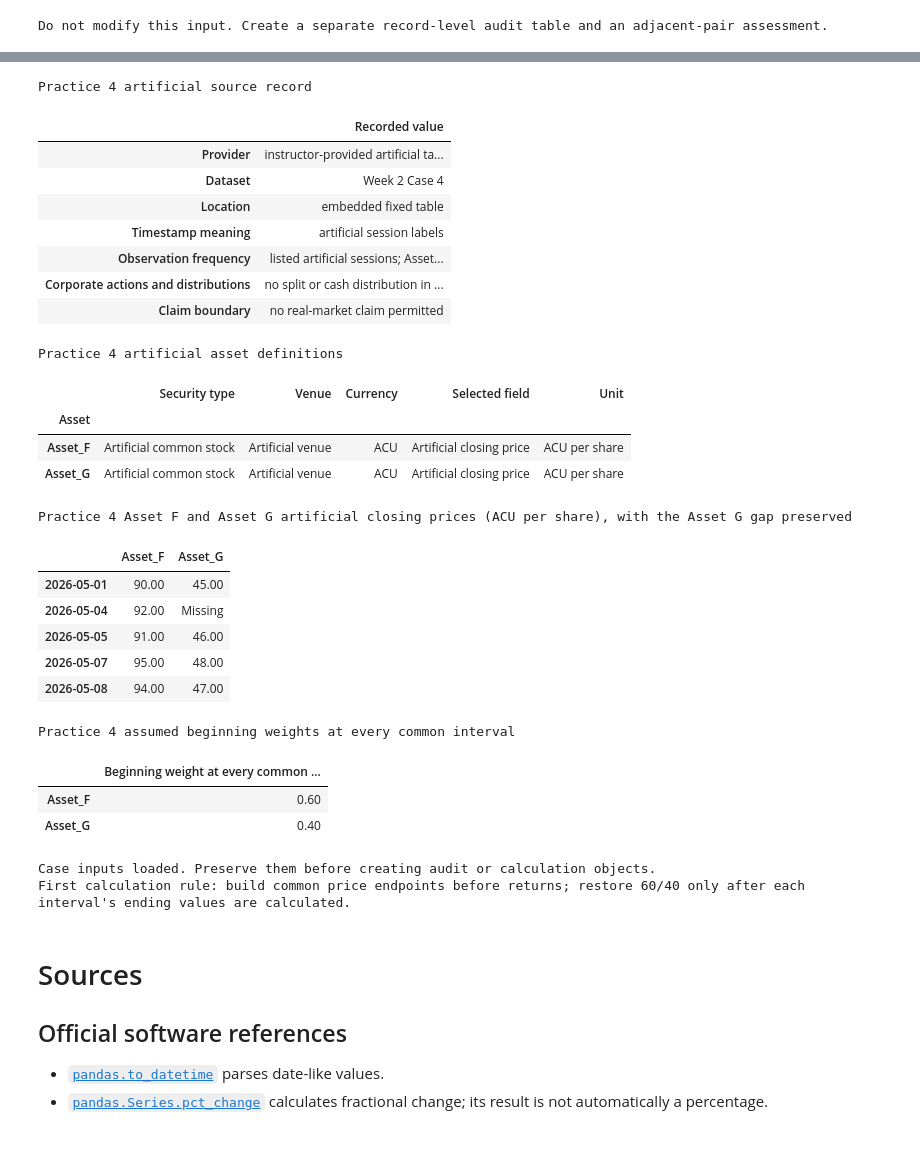
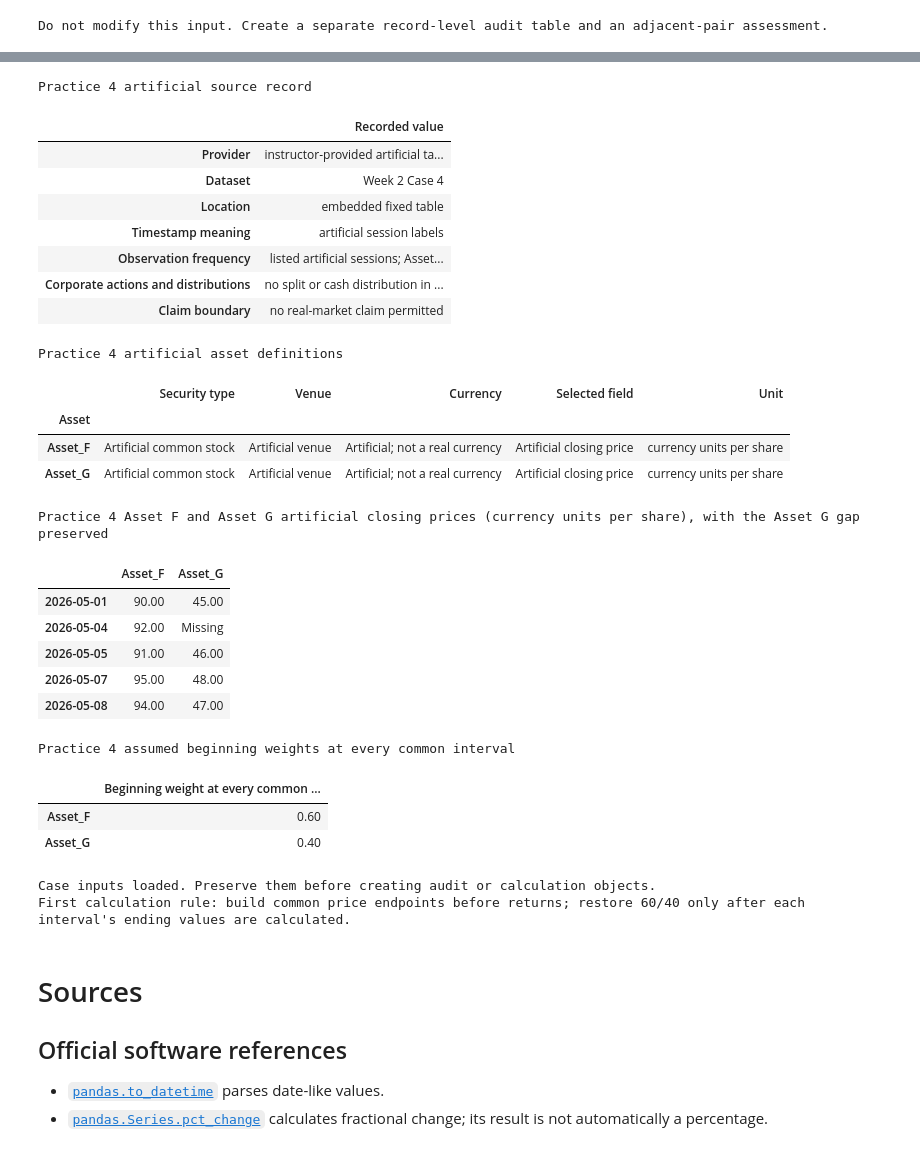
Before and after one commit to KennethWYLee/FinTech, a Jupyter notebook: course/02/week2_main.ipynb, the cells around one changed output, grey strips where cells are left out. Saved outputs shown, nothing was run; the diff lists cells and outputs as text; code cells hidden in the pictures.

```diff
--- a/course/02/week2_main.ipynb
+++ b/course/02/week2_main.ipynb
@@ -3063,9 +3071,9 @@ practice_4_asset_master = pd.DataFrame(
         "Asset": ["Asset_F", "Asset_G"],
         "Security type": ["Artificial common stock", "Artificial common stock"],
         "Venue": ["Artificial venue", "Artificial venue"],
-        "Currency": ["ACU", "ACU"],
+        "Currency": ["Artificial; not a real currency", "Artificial; not a real currency"],
         "Selected field": ["Artificial closing price", "Artificial closing price"],
-        "Unit": ["ACU per share", "ACU per share"],
+        "Unit": ["currency units per share", "currency units per share"],
     }
 ).set_index("Asset")
 
@@ -3095,37 +3103,37 @@ display(
 )
 display(
     practice_4_prices.style.format_index(
         lambda value: value.strftime("%Y-%m-%d")
     ).format("{:.2f}", na_rep="Missing").set_caption(
-        "Practice 4 Asset F and Asset G artificial closing prices (ACU per share), with the Asset G gap preserved"
+        "Practice 4 Asset F and Asset G artificial closing prices (currency units per share), with the Asset G gap preserved"
     )
 )
 display(
     practice_4_weights.to_frame().style.format("{:.2f}").set_caption(
         "Practice 4 assumed beginning weights at every common interval"
     )
 )
 print("Case inputs loaded. Preserve them before creating audit or calculation objects.")
 print(
     "First calculation rule: build common price endpoints before returns; "
     "restore 60/40 only after each interval's ending values are calculated."
 )
 # %% [output]
 Practice 4 artificial source record
 |  | Recorded value |
 | Provider | instructor-provided artificial ta... |
 | Dataset | Week 2 Case 4 |
 | Location | embedded fixed table |
 | Timestamp meaning | artificial session labels |
 | Observation frequency | listed artificial sessions; Asset... |
 | Corporate actions and distributions | no split or cash distribution in ... |
 | Claim boundary | no real-market claim permitted |
 Practice 4 artificial asset definitions
 |  | Security type | Venue | Currency | Selected field | Unit |
 | Asset |  |  |  |  |  |
-| Asset_F | Artificial common stock | Artificial venue | ACU | Artificial closing price | ACU per share |
-| Asset_G | Artificial common stock | Artificial venue | ACU | Artificial closing price | ACU per share |
+| Asset_F | Artificial common stock | Artificial venue | Artificial; not a real currency | Artificial closing price | currency units per share |
+| Asset_G | Artificial common stock | Artificial venue | Artificial; not a real currency | Artificial closing price | currency units per share |
-Practice 4 Asset F and Asset G artificial closing prices (ACU per share), with the Asset G gap preserved
+Practice 4 Asset F and Asset G artificial closing prices (currency units per share), with the Asset G gap preserved
 |  | Asset_F | Asset_G |
 | 2026-05-01 | 90.00 | 45.00 |
 | 2026-05-04 | 92.00 | Missing |
```
Also changed, not shown: parts of 7 cells of this notebook.
